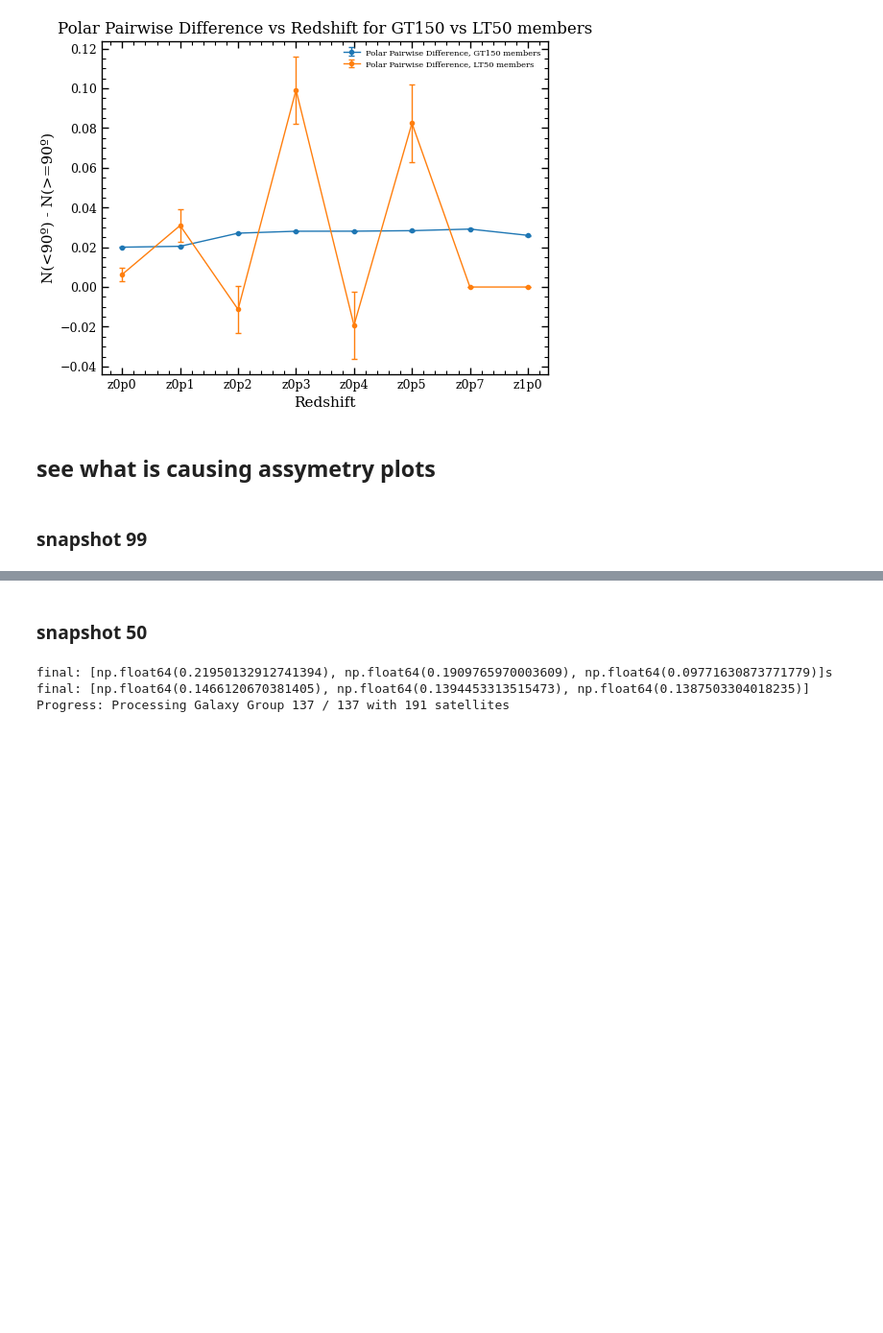
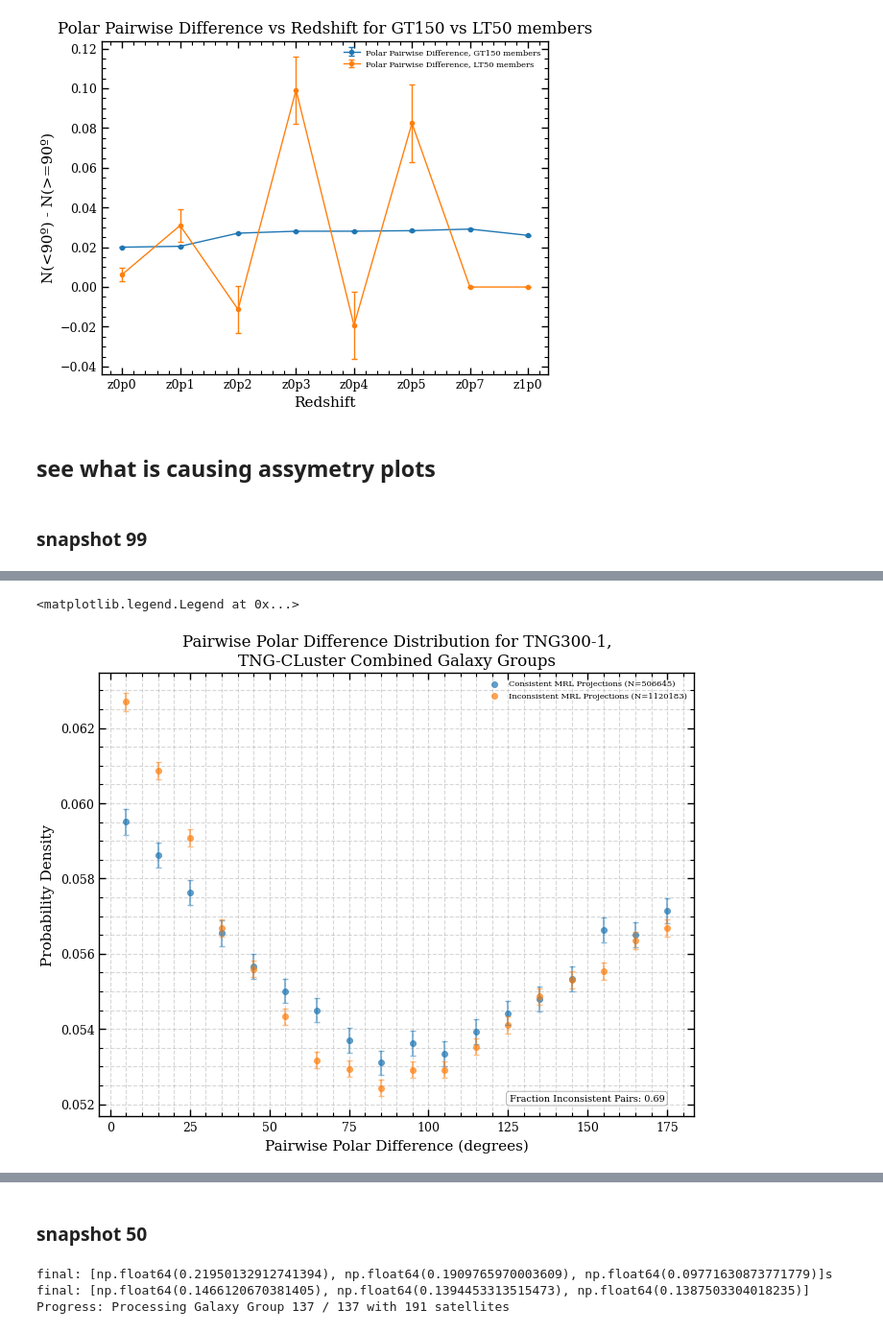
Before and after one commit to poulinal/sat-lopsidedness, a Jupyter notebook: src/myproject/redshiftGalaxyGroup-combine300Cluster.ipynb, the cells around one changed output, grey strips where cells are left out. Shown at 96% size. Cells and saved outputs as stored; diff of their text form; code cells hidden in the pictures; blank space fills up the shorter version.

```diff
--- a/src/myproject/redshiftGalaxyGroup-combine300Cluster.ipynb
+++ b/src/myproject/redshiftGalaxyGroup-combine300Cluster.ipynb
@@ -1285,5 +1271,7 @@ Galaxy Group 623 is consistent with random at 95 percentile
 # %%
 #manually do overlay_polar_pairwise_across_redshifts but by projection so we can remove inconsistent projections in gg_indices_inconsistent
+from myproject.utilities.plottingTools import AstroPlotter
+polar_plotter = AstroPlotter()
 polar_fig, polar_ax = polar_plotter.create_figure(ncols=1, nrows=1, figsize=(8, 6))
 
 #use gg_indices_inconsistent to filter out the inconsistent projections from the list of galaxy groups before plotting, and only plot the consistent projections for each galaxy group
@@ -1294,55 +1282,64 @@ for i, (galaxyGroupIndex, inconsistentProjections) in enumerate(gg_indices_incon
 
     polar_ax_to_plot = polar_ax
 
-    galaxyGroup = galaxyAnalysisSnapshot.loaded_list_of_galaxy_groups.getGalaxyGroupByIndex(galaxyGroupIndex)
+    galaxyGroup = galaxyAnalysisSnapshot.loaded_list_of_galaxy_groups.getGalaxyGroupI(galaxyGroupIndex)
     consistentProjections = [proj for proj in ['xy', 'yz', 'xz'] if proj not in inconsistentProjections]
 
     if len(consistentProjections) > 0:
         consistentGalaxyGroupRawPolarValues = ListGalaxyGroup._compute_pairwise_for_group(galaxyGroup, projections=consistentProjections)
     else:
         consistentGalaxyGroupRawPolarValues = []
-    polarConsistentValues.append(consistentGalaxyGroupRawPolarValues)
+    polarConsistentValues.extend(consistentGalaxyGroupRawPolarValues)
 
     if len(inconsistentProjections) > 0:
         inconsistentGalaxyGroupRawPolarValues = ListGalaxyGroup._compute_pairwise_for_group(galaxyGroup, projections=inconsistentProjections)
     else:
         inconsistentGalaxyGroupRawPolarValues = []
-    polarInconsistentValues.append(inconsistentGalaxyGroupRawPolarValues)
+    polarInconsistentValues.extend(inconsistentGalaxyGroupRawPolarValues)
 
 bin = np.arange(0, 185, 10)
 xlabel = 'Pairwise Polar Difference (degrees)'
 ylabel = 'Probability Density'
 title = f'Pairwise Polar Difference Distribution for TNG300-1, TNG-CLuster Combined Galaxy Groups'
+
+# print(polarConsistentValues[0])
+#flatten polarConsistentValues and polarInconsistentValues since they are currently lists of lists (each inner list is the pairwise polar differences for a single galaxy group, and we want to combine them into a single list of pairwise polar differences for all galaxy groups in each category)
+polarConsistentValues = [item for sublist in polarConsistentValues for item in sublist]
+polarInconsistentValues = [item for sublist in polarInconsistentValues for item in sublist]
 
 consistent_bin_values, consistent_bin_centers, consistent_bin_errorbars = ListGalaxyGroup.get_histogram_bins(polarConsistentValues, bins=bin, errorbarType='poisson', normalize_to_one=True)
 inconsistent_bin_values, inconsistent_bin_centers, inconsistent_bin_errorbars = ListGalaxyGroup.get_histogram_bins(polarInconsistentValues, bins=bin, errorbarType='poisson', normalize_to_one=True)
 
 polar_plotter.scatter_plot(
     consistent_bin_centers,
     consistent_bin_values,
     errorBars = consistent_bin_errorbars,
     ax=polar_ax_to_plot, # Use the same axis for overlay
     xlabel=xlabel,
     ylabel=ylabel,
     title=title,
     # ylim = (0, 0.01),
     label=f"Consistent MRL Projections (N={len(polarConsistentValues)})",
     output_filename=None,
     grid=True,
 )
 polar_plotter.scatter_plot(
     inconsistent_bin_centers,
     inconsistent_bin_values,
     errorBars = inconsistent_bin_errorbars,
     ax=polar_ax_to_plot, # Use the same axis for overlay
     xlabel=xlabel,
     ylabel=ylabel,
     title=title,
     # ylim = (0, 0.01),
     label=f"Inconsistent MRL Projections (N={len(polarInconsistentValues)})",
     output_filename=None,
     grid=True,
 )
 
 polar_ax_to_plot.text(0.95, 0.05, f'Fraction Inconsistent Pairs: {len(polarInconsistentValues) / (len(polarConsistentValues) + len(polarInconsistentValues)):.2f}', transform=polar_ax_to_plot.transAxes, fontsize=7, ha='right', va='top', bbox=dict(boxstyle='round', facecolor='white', alpha=0.8, edgecolor='gray'))
+polar_ax_to_plot.legend(fontsize=6)
+# %% [output]
+<matplotlib.legend.Legend at 0x...>
+[figure, added]
 # %%
```
Also changed, not shown: parts of 3 cells of this notebook, 2 other files.
